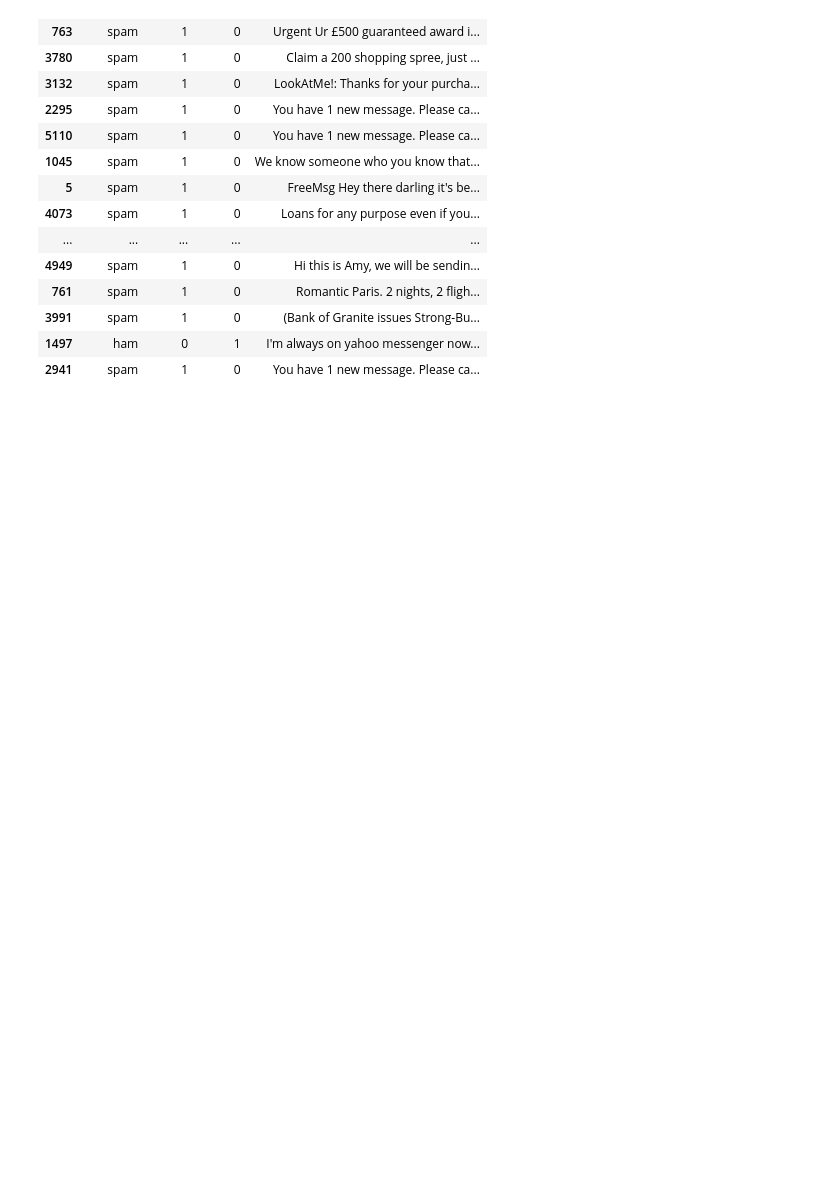
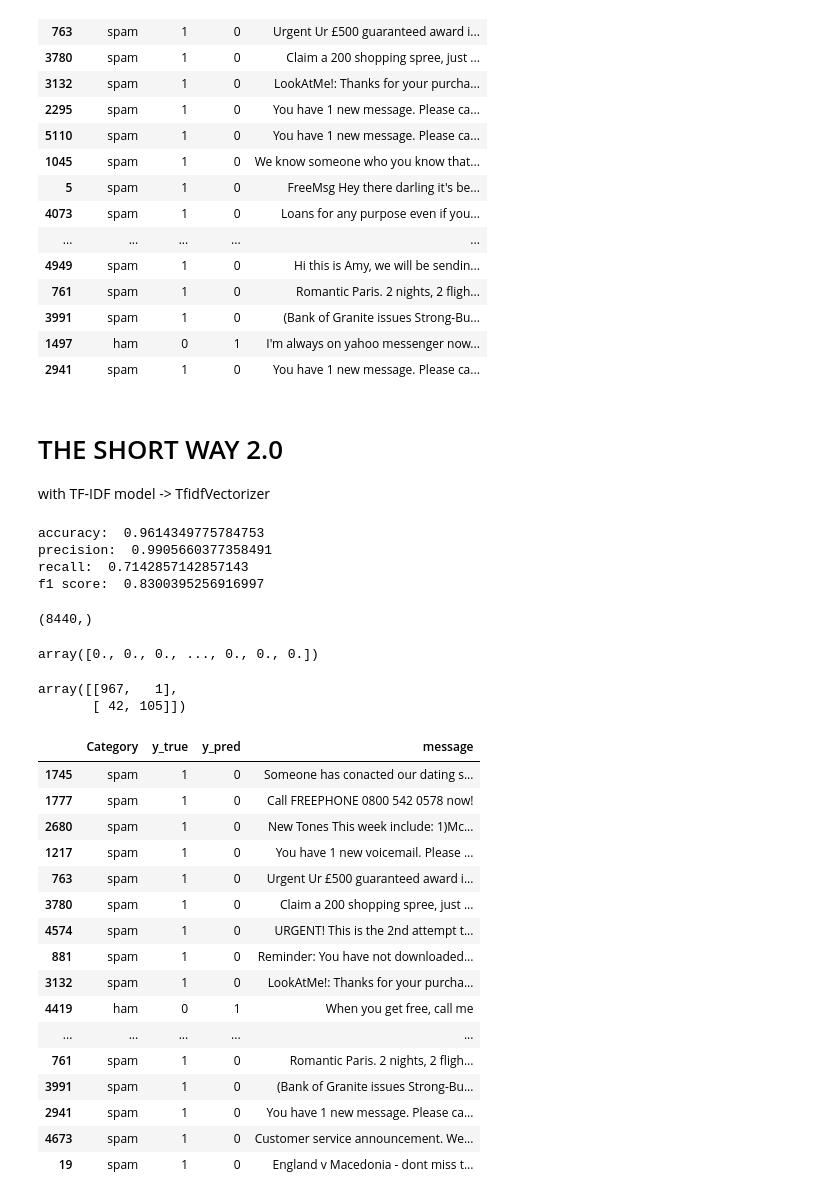
Before and after one commit to DRoozendaal/spam-ham-classification, a Jupyter notebook: spam-ham-classifier.ipynb, the cells around one changed output. Saved outputs shown, nothing was run; the diff lists cells and outputs as text; code cells hidden in the pictures; blank space fills up the shorter version.

```diff
--- a/spam-ham-classifier.ipynb
+++ b/spam-ham-classifier.ipynb
@@ -442,3 +501,79 @@ predictions_df[predictions_df['y_true'] != predictions_df['y_pred']]
 | 3991 | spam | 1 | 0 | (Bank of Granite issues Strong-Bu... |
 | 1497 | ham | 0 | 1 | I'm always on yahoo messenger now... |
 | 2941 | spam | 1 | 0 | You have 1 new message. Please ca... |
+# %% [markdown]
+# THE SHORT WAY 2.0
+with TF-IDF model -> TfidfVectorizer
+# %%
+# Load data
+data = pd.read_csv('spam.csv')
+
+# Initialize the TF-IDF model
+# This model does lowercasing, tokenization, stemming and optionally removal of stopwords!
+cv = TfidfVectorizer(stop_words='english')
+
+# vectorize the sentences
+X = cv.fit_transform(data['Message']).toarray()
+# convert labels to numbers
+y = data['Category'].map(mapping)
+
+# Split data
+X_train, X_test, y_train, y_test = train_test_split(X, y, test_size=0.2, random_state=1)
+
+# Initialize a classifier
+clf = LogisticRegression()
+
+# Fit the model on the train data
+clf.fit(X_train, y_train)
+
+# Predict
+y_pred = clf.predict(X_test)
+
+# Evaluate!
+print('accuracy: ', accuracy_score(y_test, y_pred))
+print('precision: ', precision_score(y_test, y_pred))
+print('recall: ', recall_score(y_test, y_pred))
+print('f1 score: ', f1_score(y_test, y_pred))
+# %% [output]
+accuracy:  0.9614349775784753
+precision:  0.9905660377358491
+recall:  0.7142857142857143
+f1 score:  0.8300395256916997
+# %%
+# And this is how it looks like with a TF-IDF vectorizer
+example_vector_tfidf = X[8]
+print(example_vector_tfidf.shape)
+example_vector_tfidf
+# %% [output]
+(8440,)
+array([0., 0., 0., ..., 0., 0., 0.])
+# %%
+confusion_matrix(y_test, y_pred)
+# %% [output]
+array([[967,   1],
+       [ 42, 105]])
+# %%
+predictions_df = pd.DataFrame(data['Category'].loc[y_test.index])
+predictions_df['y_true'] = y_test
+predictions_df['y_pred'] = y_pred
+predictions_df['message'] = data.loc[y_test.index, 'Message']
+# %%
+predictions_df[predictions_df['y_true'] != predictions_df['y_pred']]
+# %% [output]
+|  | Category | y_true | y_pred | message |
+| 1745 | spam | 1 | 0 | Someone has conacted our dating s... |
+| 1777 | spam | 1 | 0 | Call FREEPHONE 0800 542 0578 now! |
+| 2680 | spam | 1 | 0 | New Tones This week include: 1)Mc... |
+| 1217 | spam | 1 | 0 | You have 1 new voicemail. Please ... |
+| 763 | spam | 1 | 0 | Urgent Ur £500 guaranteed award i... |
+| 3780 | spam | 1 | 0 | Claim a 200 shopping spree, just ... |
+| 4574 | spam | 1 | 0 | URGENT! This is the 2nd attempt t... |
+| 881 | spam | 1 | 0 | Reminder: You have not downloaded... |
+| 3132 | spam | 1 | 0 | LookAtMe!: Thanks for your purcha... |
+| 4419 | ham | 0 | 1 | When you get free, call me |
+| ... | ... | ... | ... | ... |
+| 761 | spam | 1 | 0 | Romantic Paris. 2 nights, 2 fligh... |
+| 3991 | spam | 1 | 0 | (Bank of Granite issues Strong-Bu... |
+| 2941 | spam | 1 | 0 | You have 1 new message. Please ca... |
+| 4673 | spam | 1 | 0 | Customer service announcement. We... |
+| 19 | spam | 1 | 0 | England v Macedonia - dont miss t... |
```
Also changed, not shown: parts of 40 cells of this notebook, 2 other files.
